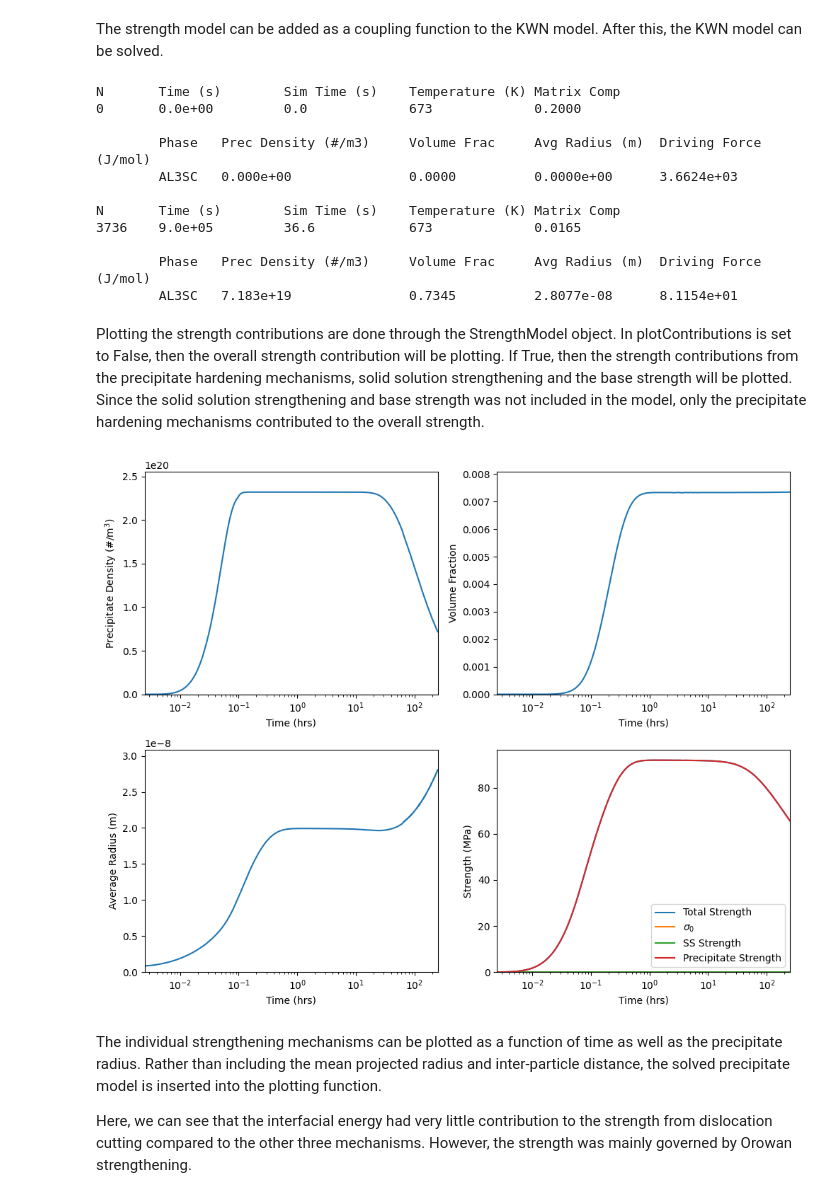
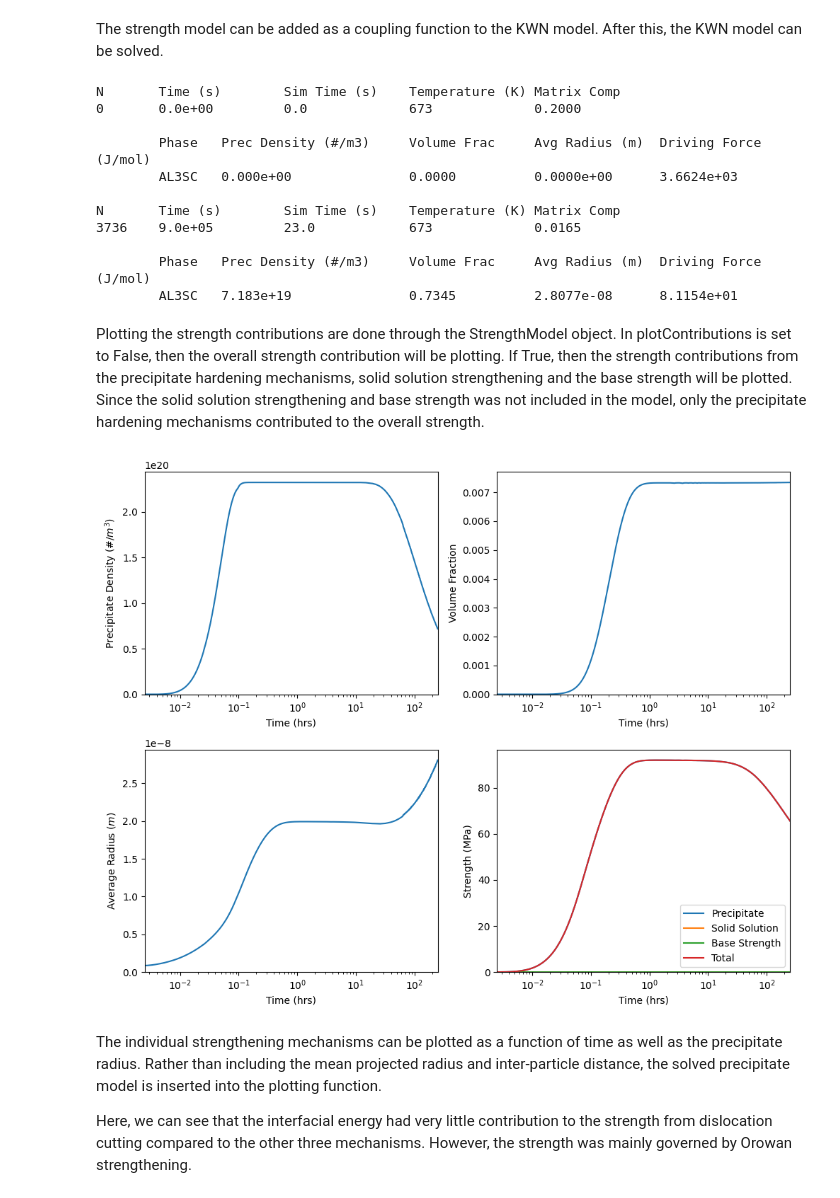
Before and after one commit to materialsgenomefoundation/kawin, a Jupyter notebook: examples/05_Strength_Modeling.ipynb, the cells around one changed output. Drawn from its saved outputs; the diff is of its cells as text; code cells hidden in the pictures.

```diff
--- a/examples/05_Strength_Modeling.ipynb
+++ b/examples/05_Strength_Modeling.ipynb
@@ -91,13 +96,7 @@ The strength model can be added as a coupling function to the KWN model. After t
 # %%
 from kawin.precipitation import PrecipitateModel, TemperatureParameters
 
-model = PrecipitateModel(
-    thermodynamics=therm,
-    matrixParameters=matrix,
-    precipitateParameters=[precipitate],
-    temperatureParameters=TemperatureParameters(400+273.15)
-)
-
+model = PrecipitateModel(matrix, precipitate, therm, 400+273.15)
 model.addCouplingModel(sm)
 model.solve(250*3600, verbose=True, vIt=5000)
 # %% [output]
@@ -108,25 +107,26 @@ N       Time (s)        Sim Time (s)    Temperature (K) Matrix Comp
         AL3SC   0.000e+00               0.0000          0.0000e+00      3.6624e+03
 
 N       Time (s)        Sim Time (s)    Temperature (K) Matrix Comp
-3736    9.0e+05         36.6            673             0.0165
+3736    9.0e+05         23.0            673             0.0165
 
         Phase   Prec Density (#/m3)     Volume Frac     Avg Radius (m)  Driving Force (J/mol)
         AL3SC   7.183e+19               0.7345          2.8077e-08      8.1154e+01
 # %% [markdown]
 Plotting the strength contributions are done through the StrengthModel object. In plotContributions is set to False, then the overall strength contribution will be plotting. If True, then the strength contributions from the precipitate hardening mechanisms, solid solution strengthening and the base strength will be plotted. Since the solid solution strengthening and base strength was not included in the model, only the precipitate hardening mechanisms contributed to the overall strength.
-# %%
-%matplotlib inline
-
-fig, axes = plt.subplots(2, 2, figsize=(10, 8))
-
-model.plot(axes[0,0], 'Precipitate Density', timeUnits='h')
-model.plot(axes[0,1], 'Volume Fraction', timeUnits='h')
-model.plot(axes[1,0], 'Average Radius', timeUnits='h')
-sm.plotStrength(axes[1,1], model, timeUnits='h', plotContributions=True)
-
-fig.tight_layout()
-# %% [output]
-[figure, removed]
+# %%
+from kawin.precipitation.Plot import plotPrecipitateDensity, plotVolumeFraction, plotAverageRadius
+from kawin.precipitation.coupling import plotAlloyStrength
+
+fig, ax = plt.subplots(2, 2, figsize=(10, 8))
+
+plotPrecipitateDensity(model, timeUnits='h', ax=ax[0,0])
+plotVolumeFraction(model, timeUnits='h', ax=ax[0,1])
+plotAverageRadius(model, timeUnits='h', ax=ax[1,0])
+plotAlloyStrength(model, sm, plotContributions=True, timeUnits='h', ax=ax[1,1])
+
+fig.tight_layout()
+# %% [output]
+[figure, added]
 # %% [markdown]
 The individual strengthening mechanisms can be plotted as a function of time as well as the precipitate radius. Rather than including the mean projected radius and inter-particle distance, the solved precipitate model is inserted into the plotting function.
 
```
Also changed, not shown: parts of 4 cells of this notebook, 6 other files.
